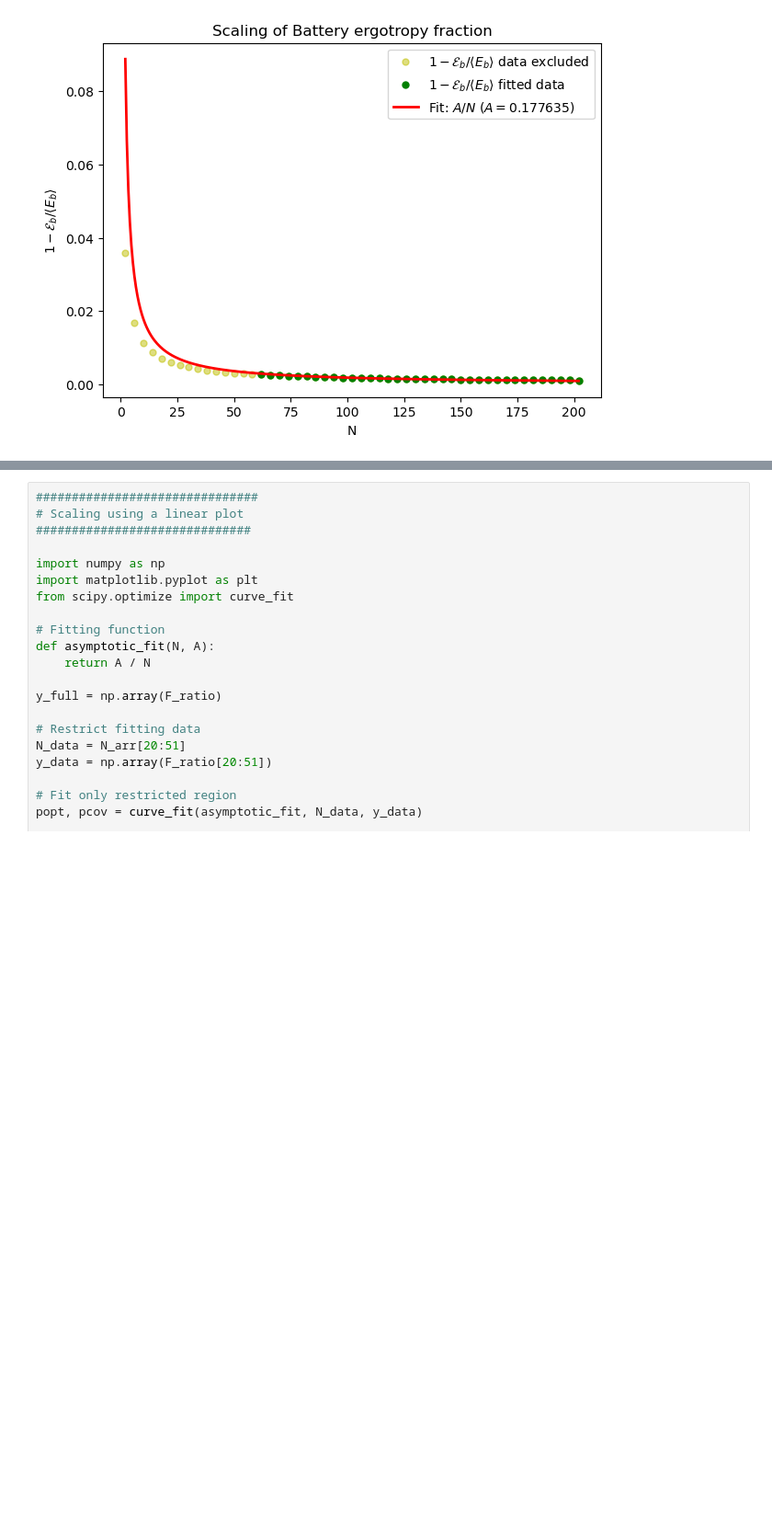
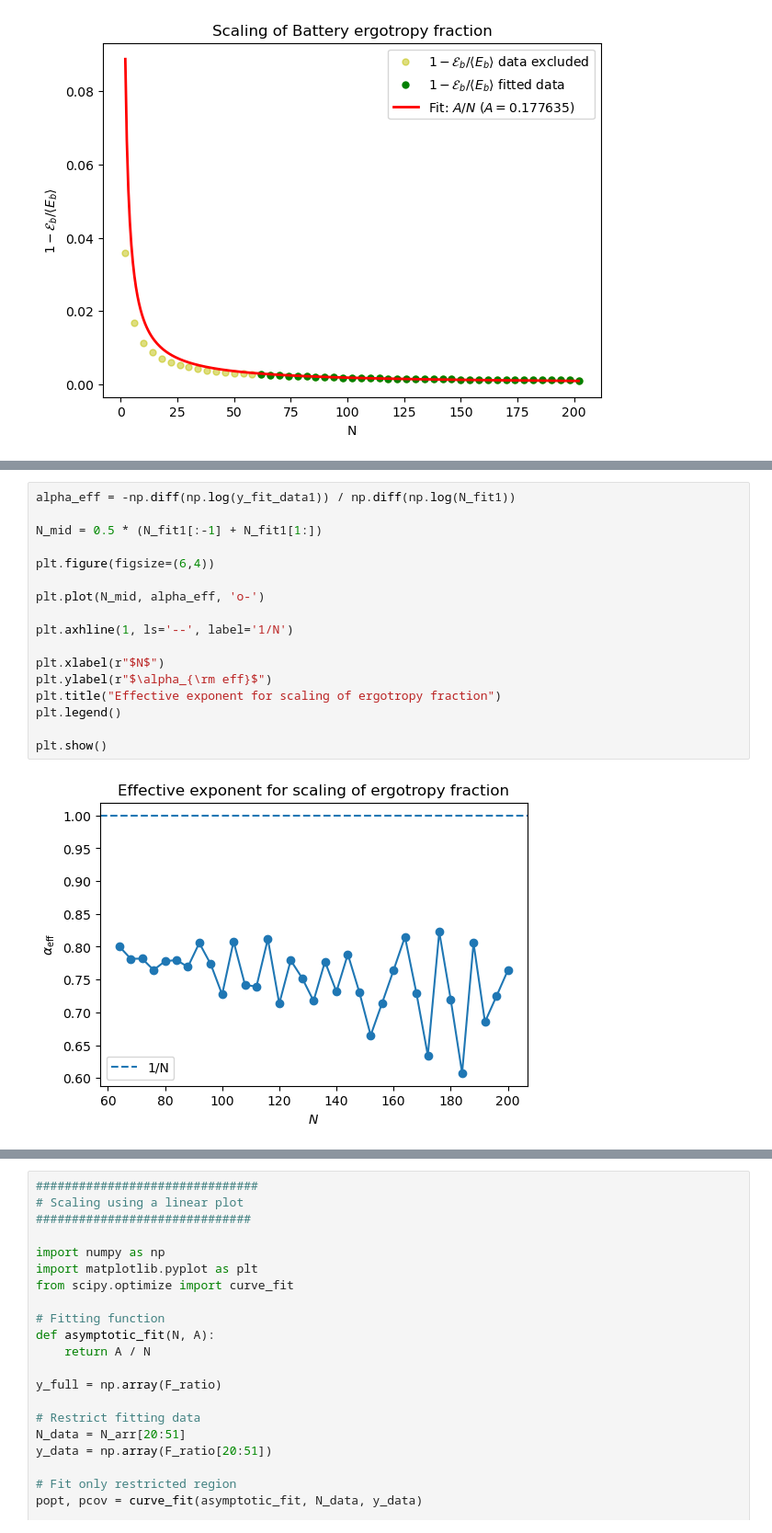
Before and after one commit to gbhanja/ERGO_FLUC_parallel_codes, a Jupyter notebook: Plot_WS.ipynb, the cells around one changed output, grey strips where cells are left out. Shown at 92% size. Cells and saved outputs as stored; diff of their text form; blank space fills up the shorter version.

```diff
--- a/Plot_WS.ipynb
+++ b/Plot_WS.ipynb
@@ -241 +242,20 @@ Best fit parameter: A = 0.187700
+# %%
+alpha_eff = -np.diff(np.log(y_fit_data1)) / np.diff(np.log(N_fit1))
+
+N_mid = 0.5 * (N_fit1[:-1] + N_fit1[1:])
+
+plt.figure(figsize=(6,4))
+
+plt.plot(N_mid, alpha_eff, 'o-')
+
+plt.axhline(1, ls='--', label='1/N')
+
+plt.xlabel(r"$N$")
+plt.ylabel(r"$\alpha_{\rm eff}$")
+plt.title("Effective exponent for scaling of ergotropy fraction")
+plt.legend()
+
+plt.show()
+# %% [output]
+[figure, added]
 # %% [markdown]
```
Also changed, not shown: parts of 5 cells of this notebook.
